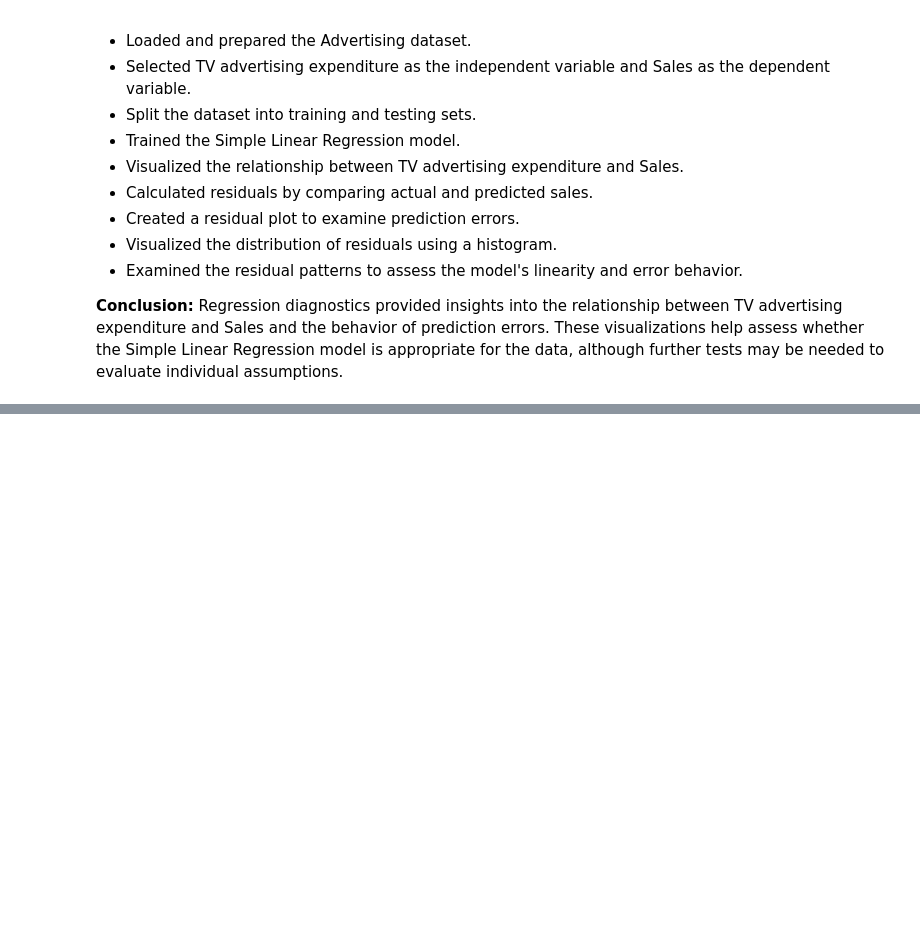
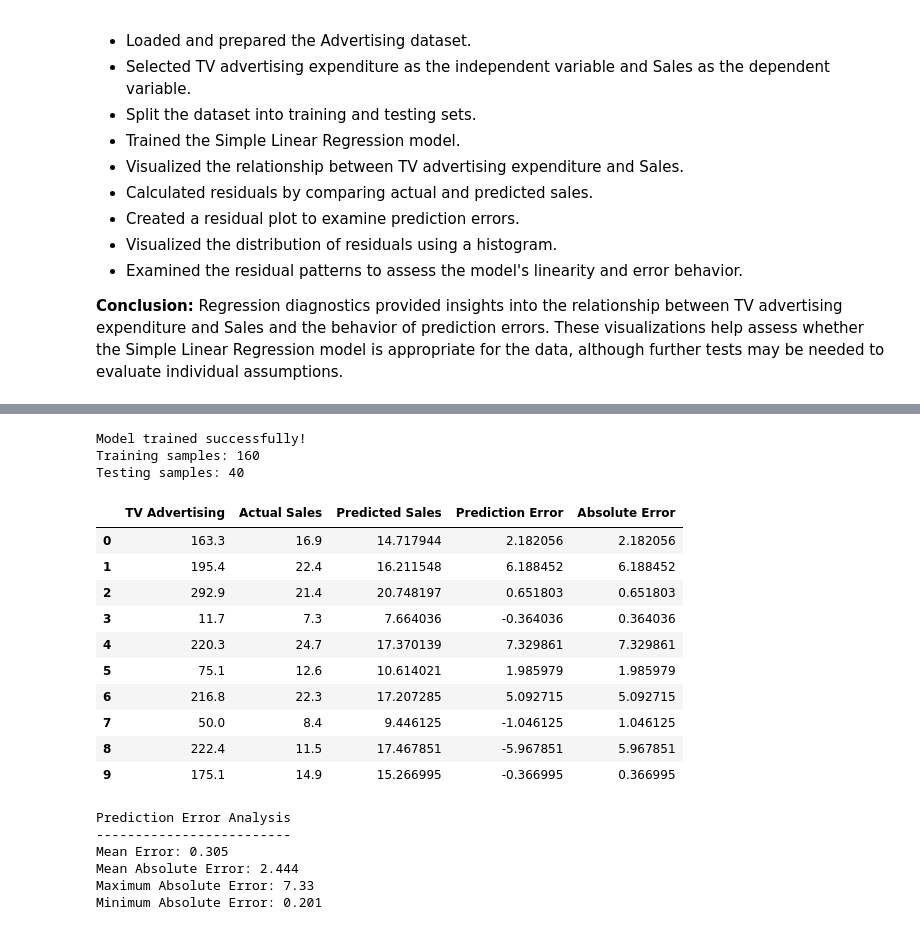
Before and after one commit to shreeshreeya69-crypto/simple-linear-regression-ybi, a Jupyter notebook: Simple_Linear_Regression_YBI.ipynb, the cells around one changed output, grey strips where cells are left out. Cells and saved outputs as stored; diff of their text form; code cells hidden in the pictures; blank space fills up the shorter version.

```diff
--- a/Simple_Linear_Regression_YBI.ipynb
+++ b/Simple_Linear_Regression_YBI.ipynb
@@ -2477,0 +2506,59 @@ Mean Residual: 0.3051
+# %%
+X = df[['TV']]
+y = df['sales']
+
+X_train, X_test, y_train, y_test = train_test_split(
+    X, y, test_size=0.2, random_state=42
+)
+
+model = LinearRegression()
+model.fit(X_train, y_train)
+
+y_pred = model.predict(X_test)
+
+print("Model trained successfully!")
+print("Training samples:", len(X_train))
+print("Testing samples:", len(X_test))
+# %% [output]
+Model trained successfully!
+Training samples: 160
+Testing samples: 40
+# %%
+errors = y_test.values - y_pred
+absolute_errors = np.abs(errors)
+
+error_df = pd.DataFrame({
+    'TV Advertising': X_test['TV'].values,
+    'Actual Sales': y_test.values,
+    'Predicted Sales': y_pred,
+    'Prediction Error': errors,
+    'Absolute Error': absolute_errors
+})
+
+error_df.head(10)
+# %% [output]
+|  | TV Advertising | Actual Sales | Predicted Sales | Prediction Error | Absolute Error |
+| 0 | 163.3 | 16.9 | 14.717944 | 2.182056 | 2.182056 |
+| 1 | 195.4 | 22.4 | 16.211548 | 6.188452 | 6.188452 |
+| 2 | 292.9 | 21.4 | 20.748197 | 0.651803 | 0.651803 |
+| 3 | 11.7 | 7.3 | 7.664036 | -0.364036 | 0.364036 |
+| 4 | 220.3 | 24.7 | 17.370139 | 7.329861 | 7.329861 |
+| 5 | 75.1 | 12.6 | 10.614021 | 1.985979 | 1.985979 |
+| 6 | 216.8 | 22.3 | 17.207285 | 5.092715 | 5.092715 |
+| 7 | 50.0 | 8.4 | 9.446125 | -1.046125 | 1.046125 |
+| 8 | 222.4 | 11.5 | 17.467851 | -5.967851 | 5.967851 |
+| 9 | 175.1 | 14.9 | 15.266995 | -0.366995 | 0.366995 |
+# %%
+print("Prediction Error Analysis")
+print("-------------------------")
+print("Mean Error:", round(np.mean(errors), 3))
+print("Mean Absolute Error:", round(np.mean(absolute_errors), 3))
+print("Maximum Absolute Error:", round(np.max(absolute_errors), 3))
+print("Minimum Absolute Error:", round(np.min(absolute_errors), 3))
+# %% [output]
+Prediction Error Analysis
+-------------------------
+Mean Error: 0.305
+Mean Absolute Error: 2.444
+Maximum Absolute Error: 7.33
+Minimum Absolute Error: 0.201
```
Also changed, not shown: parts of 6 cells of this notebook.
